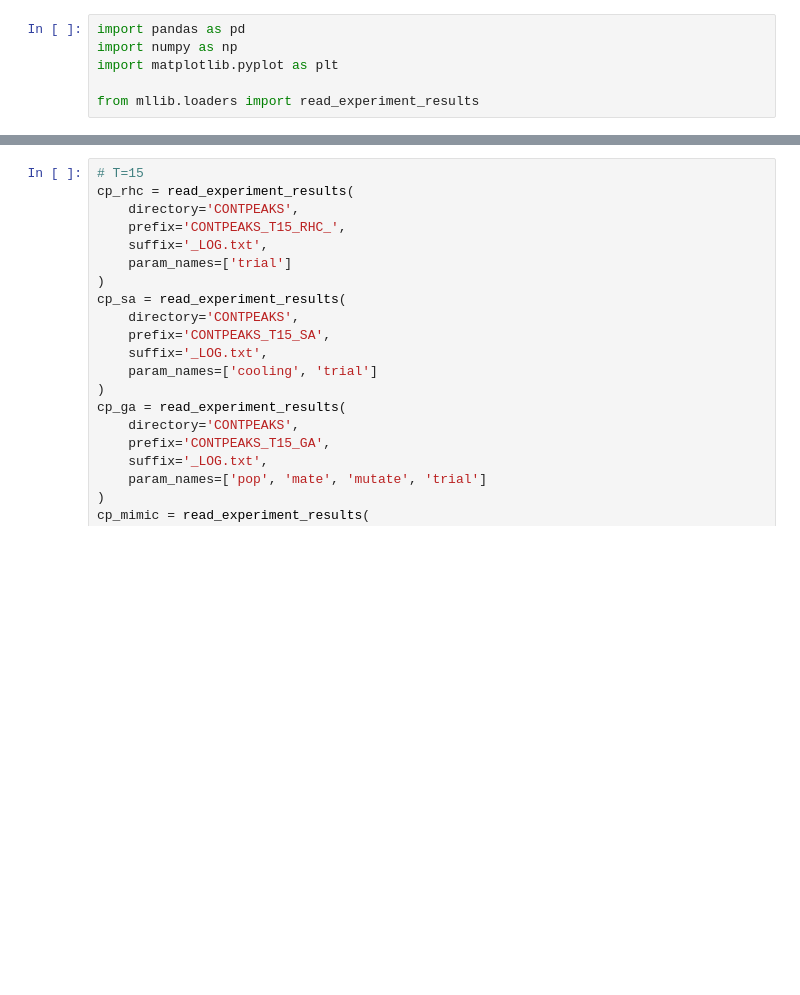
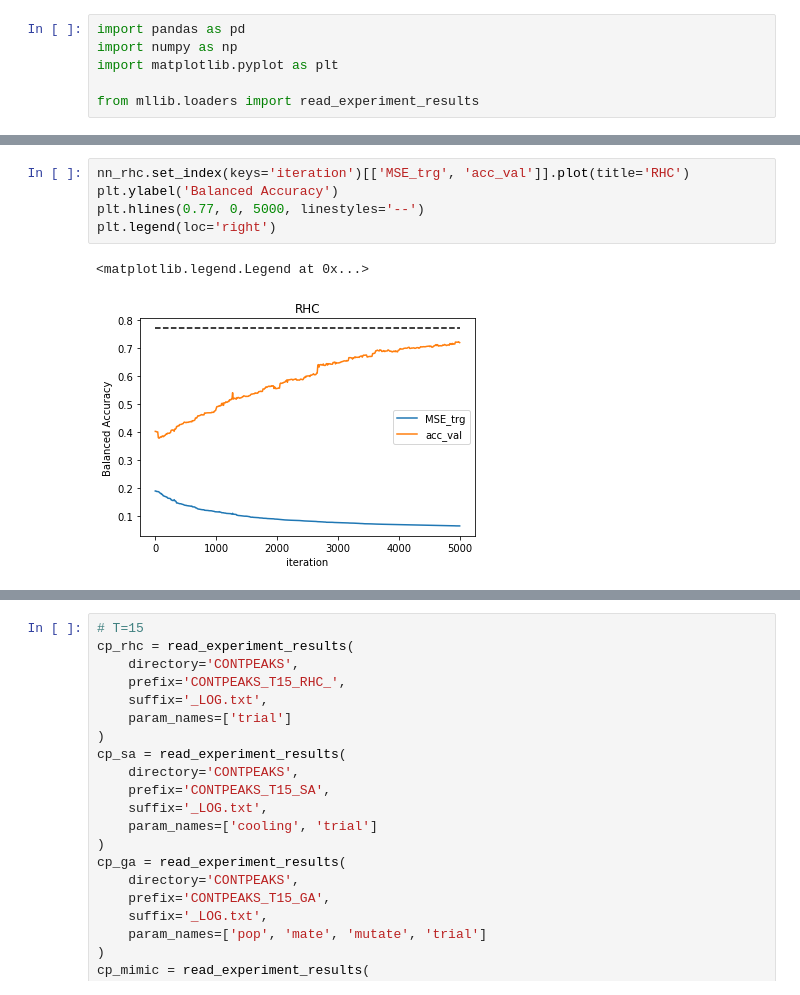
Before and after one commit to 90lantran/CS7641-assignment-2, a Jupyter notebook: nb_analysis.ipynb, the cells around one changed output, grey strips where cells are left out. Drawn from its saved outputs; the diff is of its cells as text; blank space fills up the shorter version.

```diff
--- a/nb_analysis.ipynb
+++ b/nb_analysis.ipynb
@@ -10,0 +52,8 @@ from mllib.loaders import read_experiment_results
+# %%
+nn_rhc.set_index(keys='iteration')[['MSE_trg', 'acc_val']].plot(title='RHC')
+plt.ylabel('Balanced Accuracy')
+plt.hlines(0.77, 0, 5000, linestyles='--')
+plt.legend(loc='right')
+# %% [output]
+<matplotlib.legend.Legend at 0x...>
+[figure, added]
```
Also changed, not shown: parts of 50 cells of this notebook, 1 other file.
